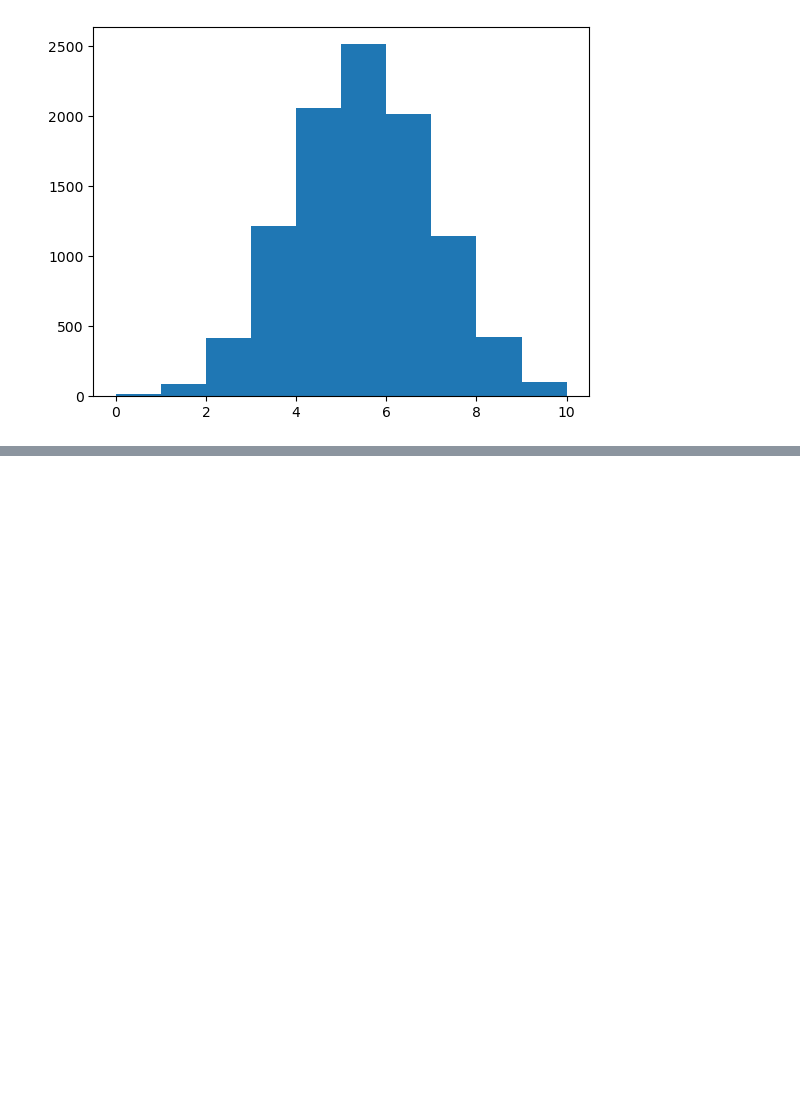
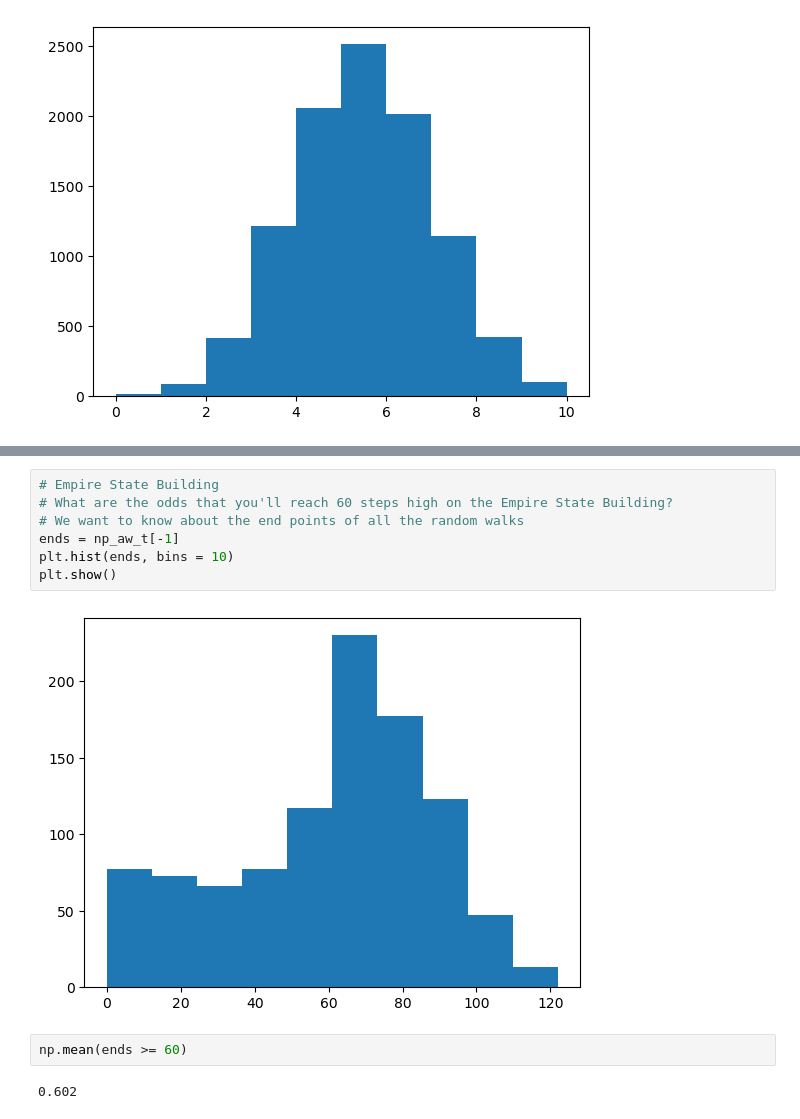
Before and after one commit to gabbycjames/BootcampPortfolio, a Jupyter notebook: Intro to Python II.ipynb, the cells around one changed output, grey strips where cells are left out. Cells and saved outputs as stored; diff of their text form; blank space fills up the shorter version.

```diff
--- a/Intro to Python II.ipynb
+++ b/Intro to Python II.ipynb
@@ -1098,0 +1098,13 @@ plt.show()
+# %%
+# Empire State Building
+# What are the odds that you'll reach 60 steps high on the Empire State Building?
+# We want to know about the end points of all the random walks
+ends = np_aw_t[-1]
+plt.hist(ends, bins = 10)
+plt.show()
+# %% [output]
+[figure, added]
+# %%
+np.mean(ends >= 60)
+# %% [output]
+0.602
```
Also changed, not shown: parts of 1 cell of this notebook.
